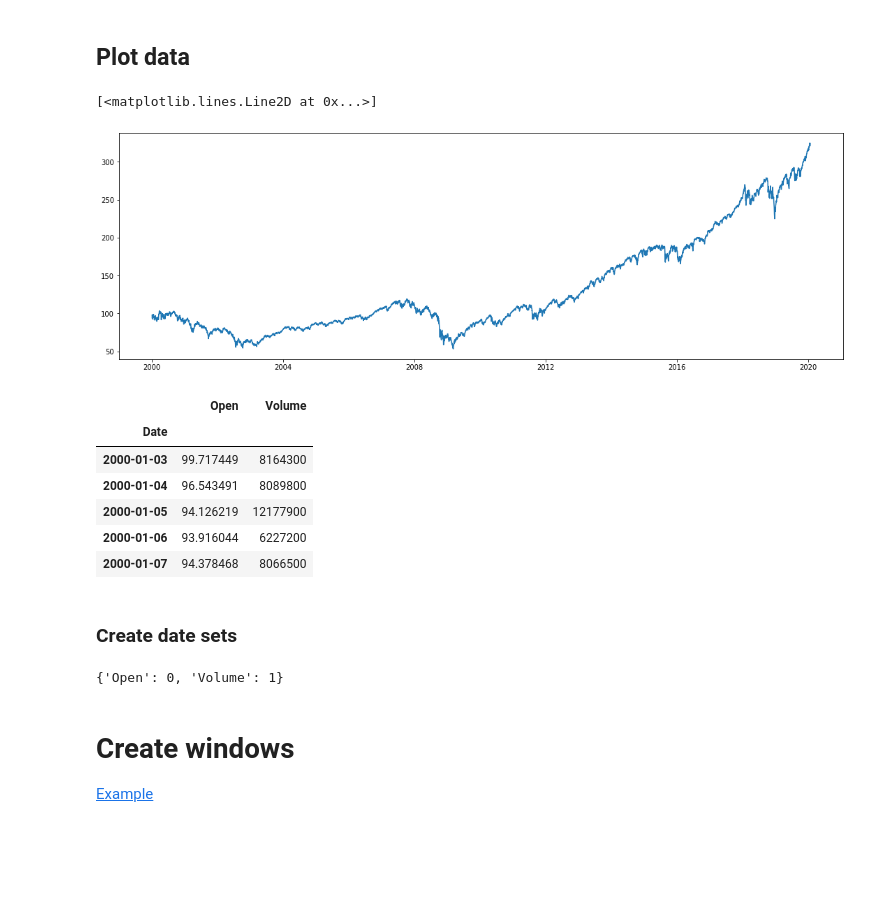
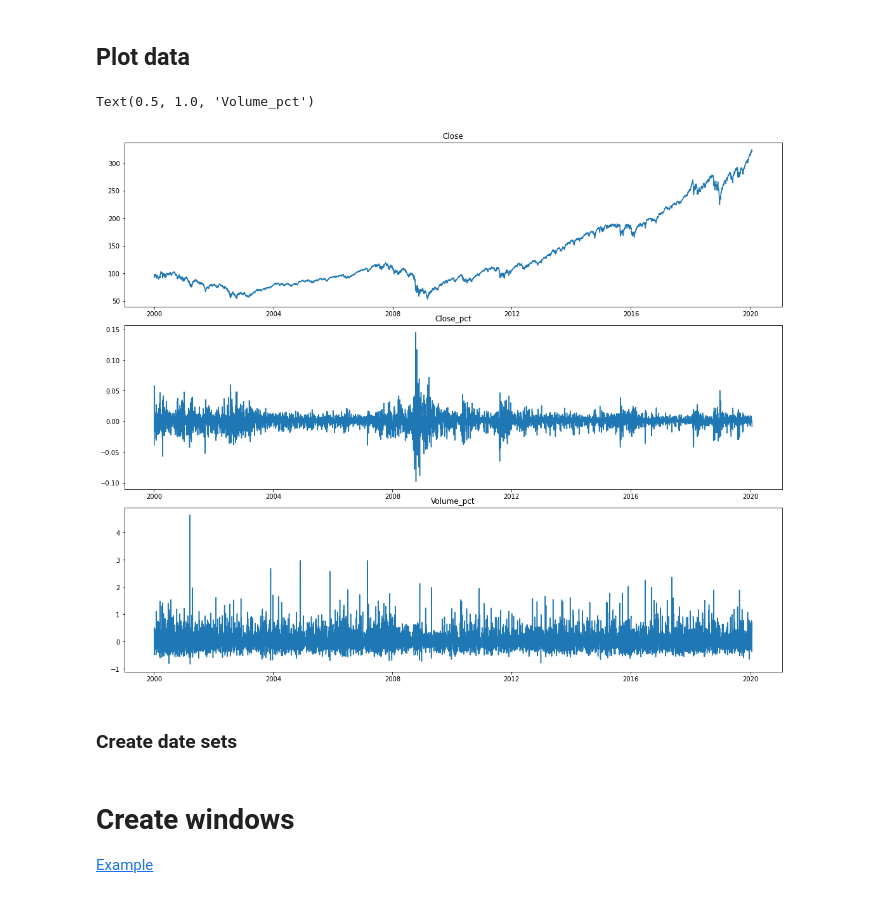
Before and after one commit to soerenml/p1, a Jupyter notebook: Forecasting.ipynb, the cells around one changed output. Drawn from its saved outputs; the diff is of its cells as text; code cells hidden in the pictures; blank space fills up the shorter version.

```diff
--- a/Forecasting.ipynb
+++ b/Forecasting.ipynb
@@ -47,7 +32,7 @@ def get_stock_data(stocks):
   """
   Function to import stock data.
   Args:
-    stocks: list of ticker symbols to be downloaded.
+    stocks: list of ticker symbols.
   """
   tickerData = yf.Ticker(stocks)
   td = tickerData.history(
@@ -76,0 +64,19 @@ df
+# %%
+# TODO take log check if time is in the right order
+def etl(list_variables):
+  """
+  Function to calculate pct. change.
+  Args:
+    list_variables = list of variables.
+  """
+  for i in list_variables:
+    new_name = i + '_pct'
+    df[new_name] = df[i].pct_change()
+
+etl(['Close', 'Volume'])
+
+df['Buy'] = df['Close_pct'].apply(lambda x: 1 if x >= 0 else 0)
+# %%
+df = df[['Close_pct', 'Volume_pct', 'Close']]
+df.dropna() # drop missing values
+print(df)
@@ -77,24 +99,21 @@ df
 # %% [markdown]
 ## Plot data
 # %%
-fig = plt.figure(figsize=(18,5))
+fig = plt.figure(figsize=(18,4))
 ax = fig.add_axes([0.1,0.2,0.8,0.9])
 ax.plot(df['Close'])
+ax.set_title('Close')
+
+ax = fig.add_axes([0.1,-0.8,0.8,0.9])
+ax.plot(df['Close_pct'])
+ax.set_title('Close_pct')
+
+ax = fig.add_axes([0.1,-1.8,0.8,0.9])
+ax.plot(df['Volume_pct'])
+ax.set_title('Volume_pct')
 # %% [output]
-[<matplotlib.lines.Line2D at 0x...>]
+Text(0.5, 1.0, 'Volume_pct')
-[figure, old version]
+[figure, new version]
-# %%
-df = df[["Open", "Volume"]]
-df.columns = ["Open", "Volume"]
-df.head()
-# %% [output]
-|  | Open | Volume |
-| Date |  |  |
-| 2000-01-03 | 99.717449 | 8164300 |
-| 2000-01-04 | 96.543491 | 8089800 |
-| 2000-01-05 | 94.126219 | 12177900 |
-| 2000-01-06 | 93.916044 | 6227200 |
-| 2000-01-07 | 94.378468 | 8066500 |
 # %% [markdown]
 ### Create date sets
 # %%
@@ -110,17 +129,9 @@ def create_datasets(train_size, test_size):
   val_df = df[int(n*train_size):int(n*test_size)]
   test_df = df[int(n*test_size):]
 
-  # Extract metadata
-  column_indices = {name: i for i, name in enumerate(df.columns)}
-  num_features = df.shape[1]
+  return n, train_df, val_df, test_df
 
-  return column_indices, n, train_df, val_df, test_df, num_features
-
-column_indices, n, train_df, val_df, test_df, num_features = create_datasets(0.7, 0.9)
-
-print(column_indices)
+n, train_df, val_df, test_df = create_datasets(0.7, 0.9)
-# %% [output]
-{'Open': 0, 'Volume': 1}
 # %% [markdown]
 # Create windows
 
```
Also changed, not shown: parts of 15 cells of this notebook.
